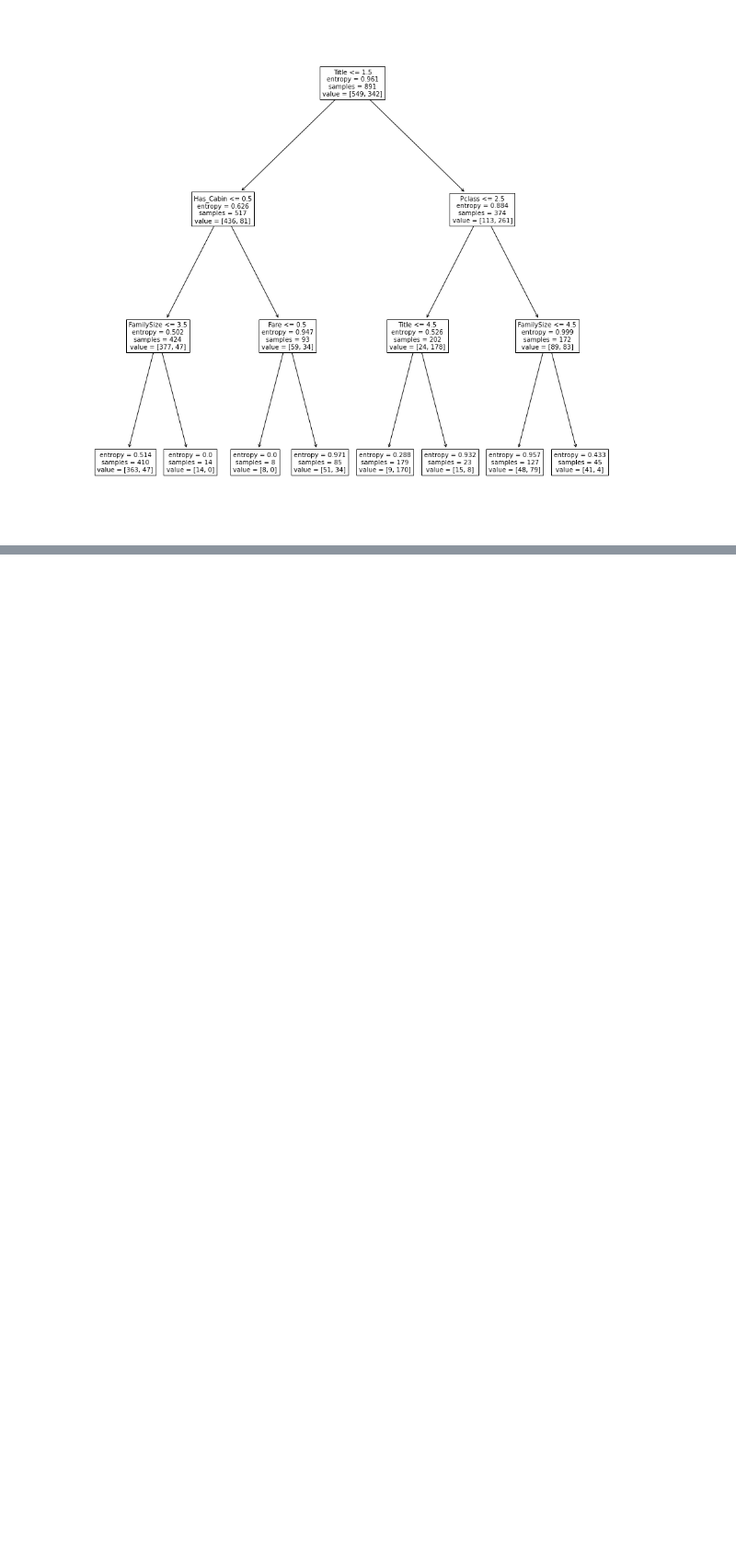
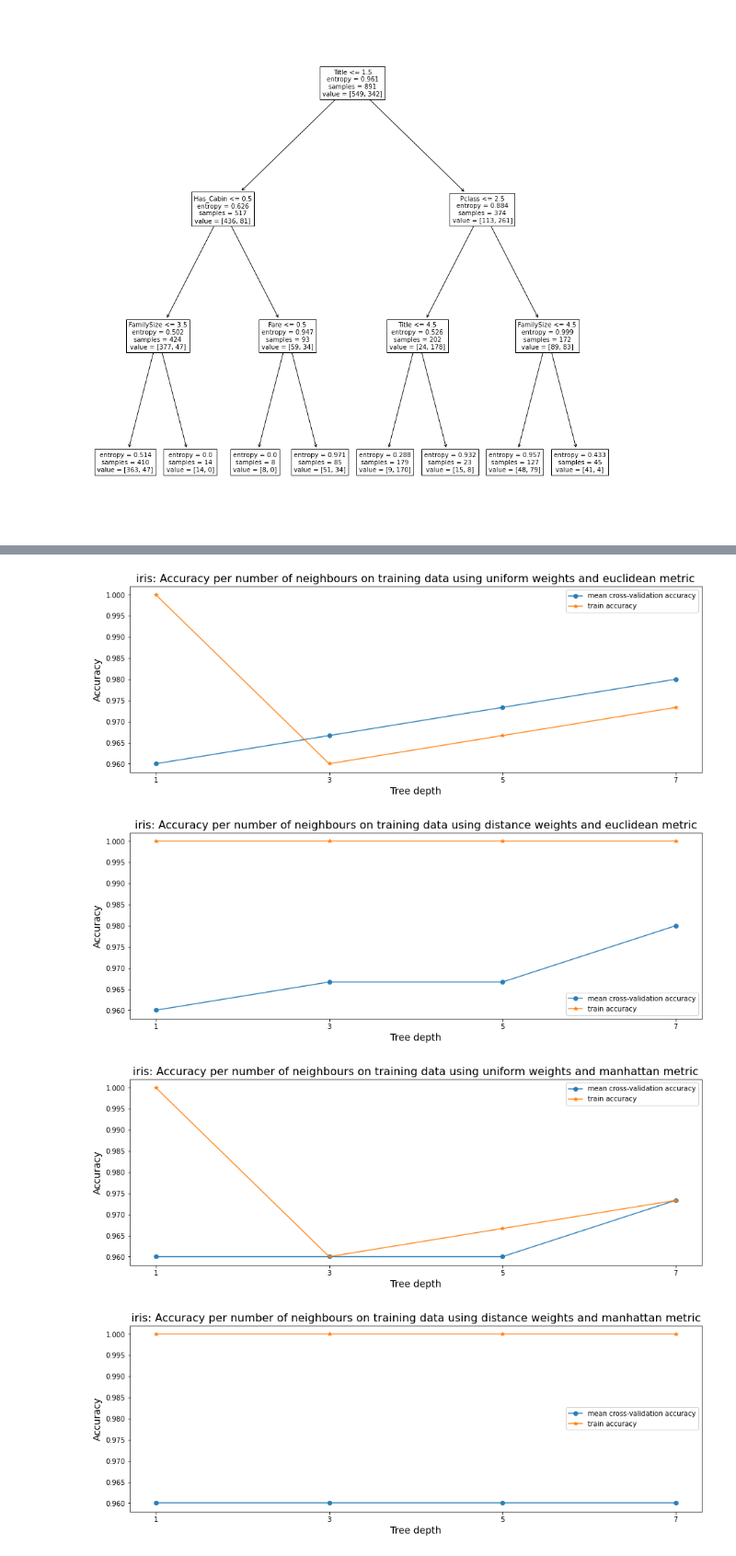
Before and after one commit to Mexolius/ED, a Jupyter notebook: Lab2 - zad1.ipynb, the cells around one changed output, grey strips where cells are left out. Shown: that part at 92% size. Drawn from its saved outputs; the diff is of its cells as text; code cells hidden in the pictures; blank space fills up the shorter version.

```diff
--- a/Lab2 - zad1.ipynb
+++ b/Lab2 - zad1.ipynb
@@ -156,0 +182,5 @@ Average precision-recall = 0.6658448448538767
+# %%
+df = pd.read_csv('http://home.agh.edu.pl/~czech/vis-datasets/misc/nyt-frame.csv', header = 0)
+data = df.iloc[:,9:]
+array = data.values
+df.head(3)
@@ -156,0 +193,44 @@ Average precision-recall = 0.6658448448538767
+# %%
+from sklearn.decomposition import PCA
+pca = PCA(n_components=10)
+nyt_x = pca.fit_transform(array)
+nyt_y = df.loc[:,'class.labels'].replace({'art': 0, 'music': 1})
+# %%
+from sklearn.neighbors import KNeighborsClassifier
+def check_knn(X, y, dataset_name, ks, metric, weight, retries=10, cv=5, scoring='accuracy',):
+    cv_scores_list = []
+    cv_scores_std = []
+    cv_scores_mean = []
+    accuracy_scores = []
+    for k in ks:
+        temp_cv = []
+        temp_acc = []
+        for retry in range(0,retries):
+            model = KNeighborsClassifier(n_neighbors=k, weights=weight, metric=metric)
+            cv_scores = cross_val_score(model, X, y, cv=cv, scoring=scoring)
+            temp_cv.append(cv_scores)
+            temp_acc.append(model.fit(X, y).score(X, y))
+
+
+        mean_scores = np.mean(temp_cv,axis=1)
+        cv_scores_list.append(mean_scores)
+        cv_scores_mean.append(mean_scores.mean())
+        cv_scores_std.append(mean_scores.std())
+        accuracy_scores.append(np.mean(temp_acc))
+
+    cv_scores_mean = np.array(cv_scores_mean)
+    cv_scores_std = np.array(cv_scores_std)
+    accuracy_scores = np.array(accuracy_scores)
+
+    plot_cross_validation_on_trees(ks, cv_scores_mean, cv_scores_std, accuracy_scores,
+                       f'{dataset_name}: Accuracy per number of neighbours on training data using {weight} weights and {metric} metric')
+# %%
+for dataset in [(iris_x, iris_y, 'iris'),(nyt_x, nyt_y, 'NYT')]:
+    for curr_metric in ['euclidean', 'manhattan']:
+        for curr_weights in ['uniform', 'distance']:
+            check_knn(dataset[0], dataset[1], dataset[2], [1,3,5,7], curr_metric, curr_weights)
+# %% [output]
+[figure, added]
+[figure, added]
+[figure, added]
+[figure, added]
```
Also changed, not shown: parts of 10 cells of this notebook.
